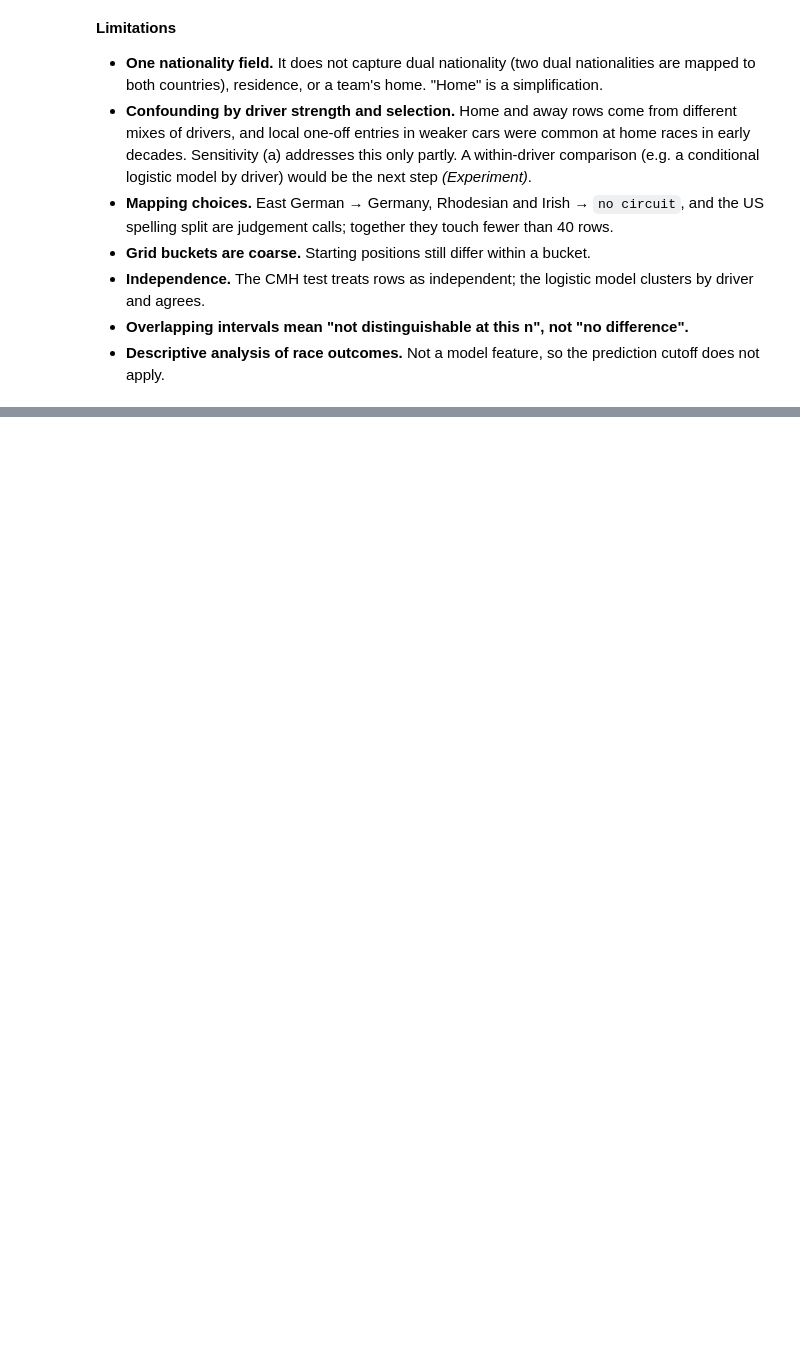
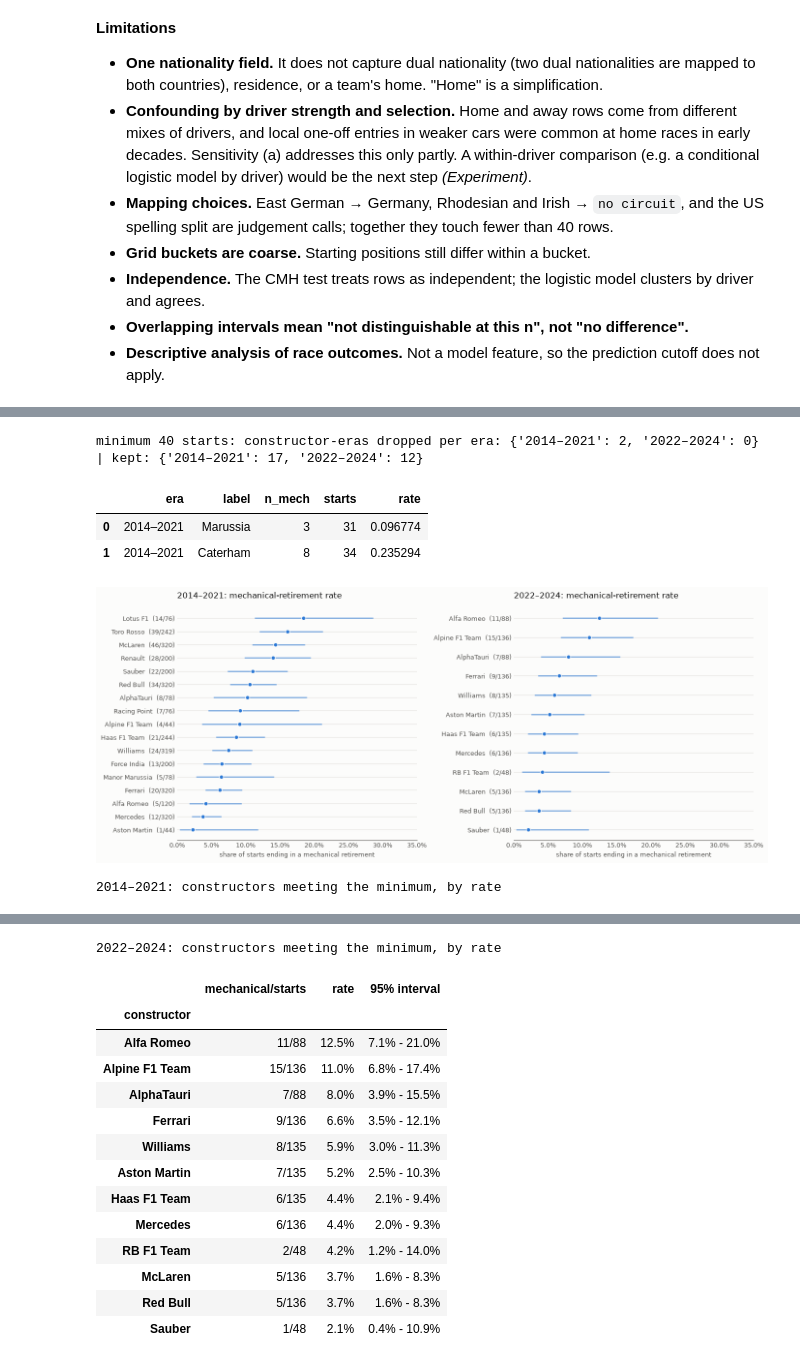
Before and after one commit to YShimy/f1-podium, a Jupyter notebook: notebooks/milestone1.ipynb, the cells around one changed output, grey strips where cells are left out. Saved outputs shown, nothing was run; the diff lists cells and outputs as text; code cells hidden in the pictures; blank space fills up the shorter version.

```diff
--- a/notebooks/milestone1.ipynb
+++ b/notebooks/milestone1.ipynb
@@ -2461,0 +2485,17 @@ circuits and drivers checked for unique keys and unchanged row counts. 0 unmappe
+# %%
+status_map = de.load_status_categories()
+status_check = de.check_status_categories(status_map, tables["status"])
+assert status_check == {"unmapped_statuses": [], "unknown_statuses": []}, status_check
+assert results_clean["statusId"].notna().all(), "null statusId in results_clean"
+
+ret = de.build_retirement_table(results_clean, races, tables["constructors"], tables["status"], status_map)
+assert not ret.duplicated(["raceId", "driverId"]).any()
+in_eras = results_clean["raceId"].isin(
+    races.loc[races["year"].between(config.Q3_ERAS[0][1], config.Q3_ERAS[-1][2]), "raceId"])
+assert len(ret) == in_eras.sum(), "the era filter should be the only step that removes rows"
+
+lineage = de.load_constructor_lineage()
+ret_lin = de.add_lineage(ret, lineage)
+print(f"rows: results_clean {len(results_clean)} -> joined (all checks passed) -> {len(ret)} in "
+      f"{config.Q3_ERAS[0][1]}–{config.Q3_ERAS[-1][2]}")
+print("starts per era:", ret.groupby("era").size().to_dict())
@@ -2461,0 +2573,48 @@ circuits and drivers checked for unique keys and unchanged row counts. 0 unmappe
+# %%
+q3_rates = de.mechanical_rates(ret)
+assert (q3_rates["n_mech"] <= q3_rates["starts"]).all()
+assert q3_rates.groupby("era")["starts"].sum().to_dict() == ret.groupby("era").size().to_dict()
+q3_eras = [label for label, _, _ in config.Q3_ERAS]
+
+dropped = q3_rates[~q3_rates["meets_min"]]
+print(f"minimum {config.Q3_MIN_STARTS} starts: constructor-eras dropped per era:",
+      {era: int((dropped["era"] == era).sum()) for era in q3_eras},
+      "| kept:", {era: int(((q3_rates["era"] == era) & q3_rates["meets_min"]).sum()) for era in q3_eras})
+display(dropped[["era", "label", "n_mech", "starts", "rate"]].reset_index(drop=True))
+
+fig, axes = plt.subplots(1, 2, figsize=(14, 5.8), facecolor=plots.SURFACE, sharex=True)
+q3_tables = {}
+for ax, era in zip(axes, q3_eras):
+    g = q3_rates[(q3_rates["era"] == era) & q3_rates["meets_min"]].sort_values("rate", ascending=False)
+    g = g.assign(row=g["label"] + "  (" + g["n_mech"].astype(str) + "/" + g["starts"].astype(str) + ")")
+    assert g["row"].is_unique
+    ax.set_facecolor(plots.SURFACE)
+    plots.rate_dot_plot(ax, g["row"].tolist(), {"mechanical": g.set_index("row")}, max_label=40)
+    ax.set_xlim(0, 0.35)
+    plots.style_axes(ax, f"{era}: mechanical-retirement rate", xlabel="share of starts ending in a mechanical retirement")
+    q3_tables[era] = pd.DataFrame({
+        "mechanical/starts": (g["n_mech"].astype(str) + "/" + g["starts"].astype(str)).to_numpy(),
+        "rate": g["rate"].to_numpy(),
+        "95% interval": (g["ci_low"].map("{:.1%}".format) + " - " + g["ci_high"].map("{:.1%}".format)).to_numpy(),
+    }, index=pd.Index(g["label"], name="constructor"))
+fig.tight_layout()
+plt.show()
+
+for era in q3_eras:
+    print(f"{era}: constructors meeting the minimum, by rate")
+    display(q3_tables[era].style.format({"rate": "{:.1%}"}))
+
+sep_rows = []
+for era in q3_eras:
+    g = q3_rates[(q3_rates["era"] == era) & q3_rates["meets_min"]]
+    n_pairs, n_sep = de.ci_separated_pairs(g["ci_low"], g["ci_high"])
+    sep_rows.append({"era": era, "constructors": len(g), "pairs": n_pairs, "pairs_with_non_overlapping_ci": n_sep})
+print("constructor pairs whose 95% intervals do not overlap:")
+display(pd.DataFrame(sep_rows).set_index("era"))
+# %% [output]
+minimum 40 starts: constructor-eras dropped per era: {'2014–2021': 2, '2022–2024': 0} | kept: {'2014–2021': 17, '2022–2024': 12}
+|  | era | label | n_mech | starts | rate |
+| 0 | 2014–2021 | Marussia | 3 | 31 | 0.096774 |
+| 1 | 2014–2021 | Caterham | 8 | 34 | 0.235294 |
+[figure, added]
+2014–2021: constructors meeting the minimum, by rate
@@ -2461,0 +2640,15 @@ circuits and drivers checked for unique keys and unchanged row counts. 0 unmappe
+2022–2024: constructors meeting the minimum, by rate
+|  | mechanical/starts | rate | 95% interval |
+| constructor |  |  |  |
+| Alfa Romeo | 11/88 | 12.5% | 7.1% - 21.0% |
+| Alpine F1 Team | 15/136 | 11.0% | 6.8% - 17.4% |
+| AlphaTauri | 7/88 | 8.0% | 3.9% - 15.5% |
+| Ferrari | 9/136 | 6.6% | 3.5% - 12.1% |
+| Williams | 8/135 | 5.9% | 3.0% - 11.3% |
+| Aston Martin | 7/135 | 5.2% | 2.5% - 10.3% |
+| Haas F1 Team | 6/135 | 4.4% | 2.1% - 9.4% |
+| Mercedes | 6/136 | 4.4% | 2.0% - 9.3% |
+| RB F1 Team | 2/48 | 4.2% | 1.2% - 14.0% |
+| McLaren | 5/136 | 3.7% | 1.6% - 8.3% |
+| Red Bull | 5/136 | 3.7% | 1.6% - 8.3% |
+| Sauber | 1/48 | 2.1% | 0.4% - 10.9% |
```
Also changed, not shown: parts of 12 cells of this notebook, 6 other files.
